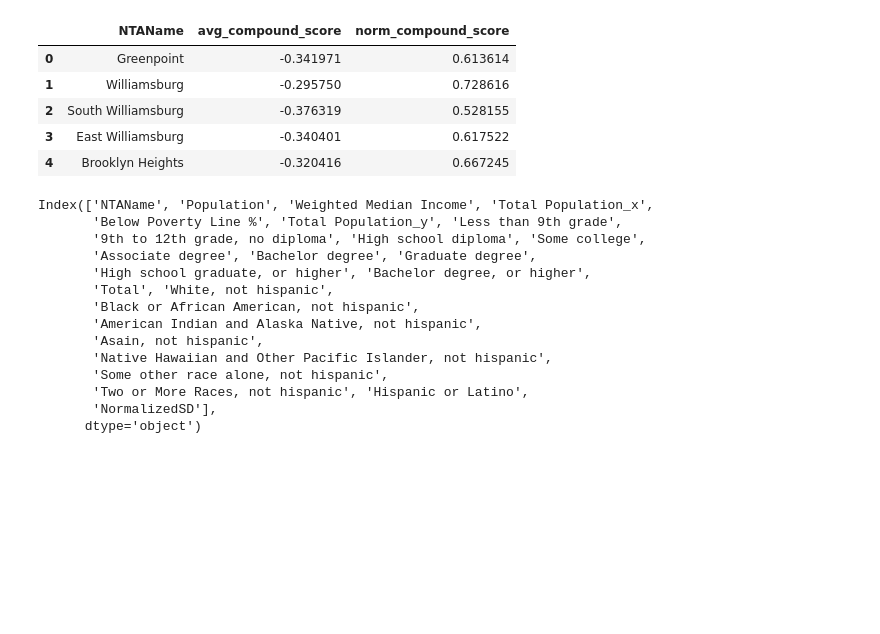
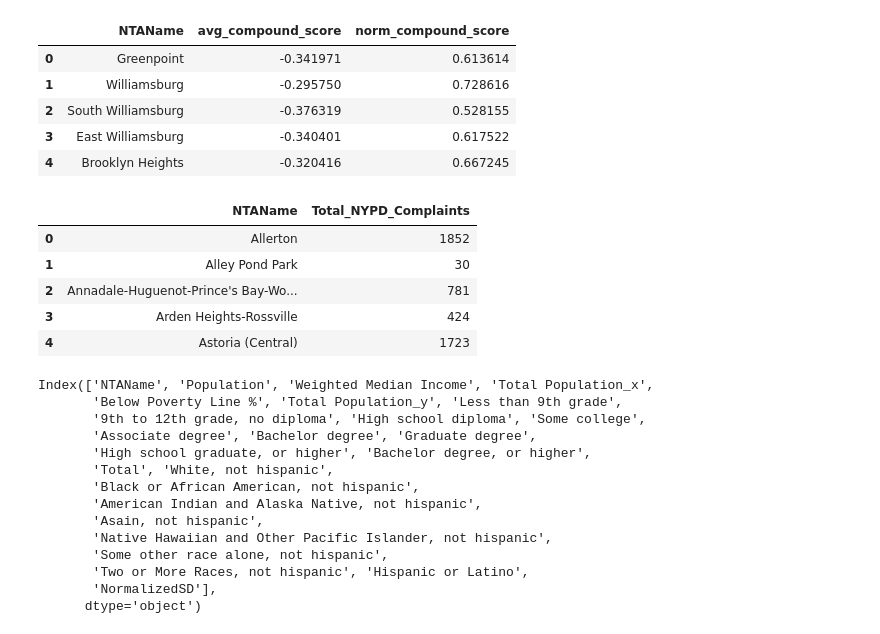
Before and after one commit to emj1020/311_sentiment_analysis, a Jupyter notebook: Scripts/descriptive_analysis.ipynb, the cells around one changed output. Cells and saved outputs as stored; diff of their text form; code cells hidden in the pictures; blank space fills up the shorter version.

```diff
--- a/Scripts/descriptive_analysis.ipynb
+++ b/Scripts/descriptive_analysis.ipynb
@@ -34,6 +34,16 @@ comp_sev.head()
 | 2 | South Williamsburg | -0.376319 | 0.528155 |
 | 3 | East Williamsburg | -0.340401 | 0.617522 |
 | 4 | Brooklyn Heights | -0.320416 | 0.667245 |
+# %%
+nta_crime = pd.read_csv('../Data/NTA_Aggregated_Crime_Complaints2019.csv',index_col = 0)
+nta_crime.head()
+# %% [output]
+|  | NTAName | Total_NYPD_Complaints |
+| 0 | Allerton | 1852 |
+| 1 | Alley Pond Park | 30 |
+| 2 | Annadale-Huguenot-Prince's Bay-Wo... | 781 |
+| 3 | Arden Heights-Rossville | 424 |
+| 4 | Astoria (Central) | 1723 |
 # %%
 regressors.columns
 # %% [output]
```
Also changed, not shown: parts of 7 cells of this notebook, 6 other files.
